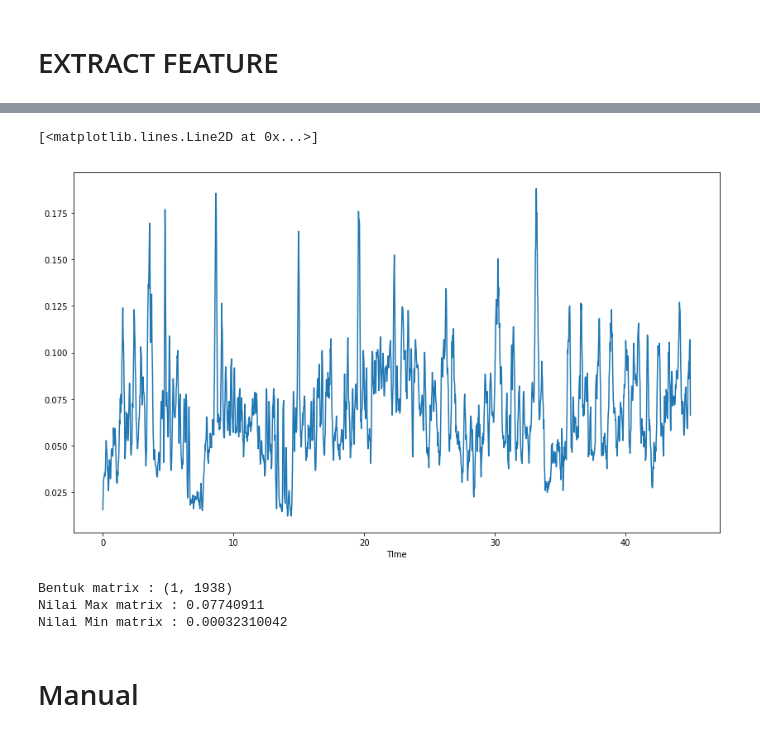
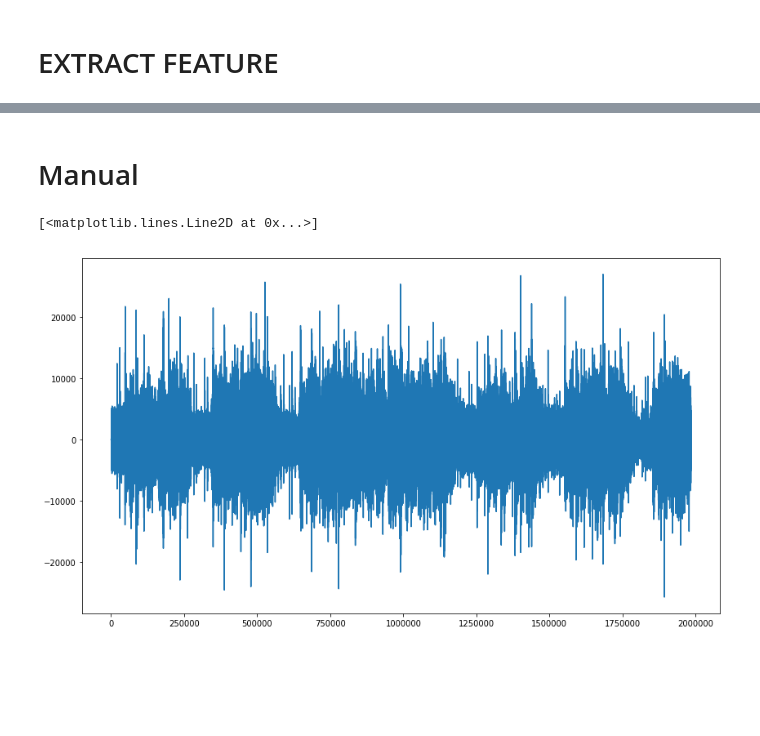
Before and after one commit to TegarSU/AsikYesAjigile, a Jupyter notebook: TryFeature.ipynb, the cells around one changed output, grey strips where cells are left out. Cells and saved outputs as stored; diff of their text form; code cells hidden in the pictures; blank space fills up the shorter version.

```diff
--- a/TryFeature.ipynb
+++ b/TryFeature.ipynb
@@ -229,26 +131,3 @@ Nilai Min matrix : 0.01220703125
-# %%
-plt.figure(figsize=(14, 8))
-
-# plt.ylabel('Hz')
-plt.xlabel('TIme')
-plt.plot(times, zc.T)
-# %% [output]
-[<matplotlib.lines.Line2D at 0x...>]
-[figure, removed]
-# %%
-# SCF and SFM
-
-# y, sr = librosa.load(librosa.util.example_audio_file())
-flatness = librosa.feature.spectral_flatness(y=y)
-print("Bentuk matrix :",flatness.shape)
-print("Nilai Max matrix :",flatness.max())
-print("Nilai Min matrix :",flatness.min())
-# zc_to_csv = pandas.DataFrame(zc)
-# zc_to_csv.to_csv("zc.csv")
-# %% [output]
-Bentuk matrix : (1, 1938)
-Nilai Max matrix : 0.07740911
-Nilai Min matrix : 0.00032310042
 # %% [markdown]
 # Manual
 # %%
@@ -262,10 +141,13 @@ Nilai Min matrix : 0.00032310042
 # %%
-# sample_rate, signal = scipy.io.wavfile.read("C:/Users/USER/Downloads/Tugas Akhir/dataset/clips_45sec_wav/2.wav")  # File assumed to be in the same directory
-# signal = signal[0:int(45 * sample_rate)]  # Keep the first 45 seconds
+sample_rate, signal = scipy.io.wavfile.read("C:/Users/USER/Downloads/Tugas Akhir/dataset/clips_45sec_wav/2.wav")  # File assumed to be in the same directory
+signal = signal[0:int(45 * sample_rate)]  # Keep the first 45 seconds
 # %%
-# plt.figure(figsize=(14, 8))
+plt.figure(figsize=(14, 8))
 
-# # plt.ylabel('Hz')
-# # plt.xlabel('TIme')
-# plt.plot(signal)
+# plt.ylabel('Hz')
+# plt.xlabel('TIme')
+plt.plot(signal)
+# %% [output]
+[<matplotlib.lines.Line2D at 0x...>]
+[figure, added]
 # %%
```
Also changed, not shown: parts of 35 cells of this notebook, 1 other file.
